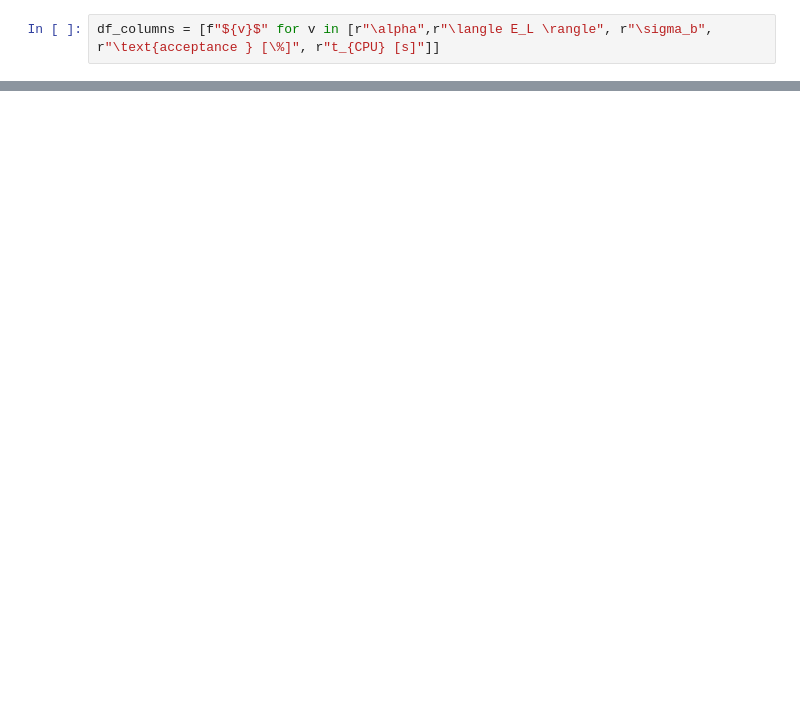
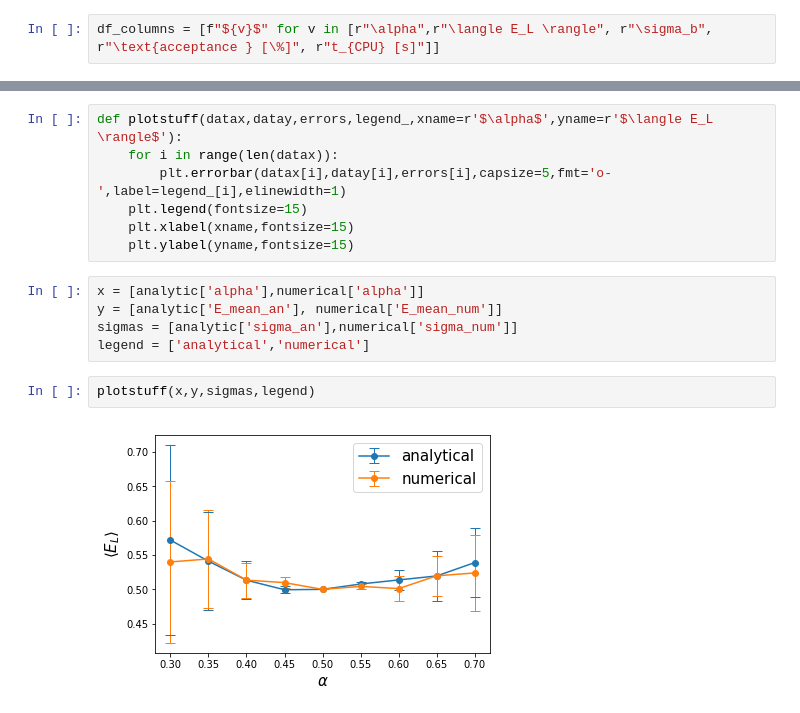
Before and after one commit to fridafu/FYS4411, a Jupyter notebook: results/plottingandtables.ipynb, the cells around one changed output, grey strips where cells are left out. Saved outputs shown, nothing was run; the diff lists cells and outputs as text; blank space fills up the shorter version.

```diff
--- a/results/plottingandtables.ipynb
+++ b/results/plottingandtables.ipynb
@@ -218,0 +257,16 @@ plt.plot(numerical['alpha'],numerical['E_mean_num'],'bo-')
+# %%
+def plotstuff(datax,datay,errors,legend_,xname=r'$\alpha$',yname=r'$\langle E_L \rangle$'):
+    for i in range(len(datax)):
+        plt.errorbar(datax[i],datay[i],errors[i],capsize=5,fmt='o-',label=legend_[i],elinewidth=1)
+    plt.legend(fontsize=15)
+    plt.xlabel(xname,fontsize=15)
+    plt.ylabel(yname,fontsize=15)
+# %%
+x = [analytic['alpha'],numerical['alpha']]
+y = [analytic['E_mean_an'], numerical['E_mean_num']]
+sigmas = [analytic['sigma_an'],numerical['sigma_num']]
+legend = ['analytical','numerical']
+# %%
+plotstuff(x,y,sigmas,legend)
+# %% [output]
+[figure, added]
```
Also changed, not shown: parts of 7 cells of this notebook.
